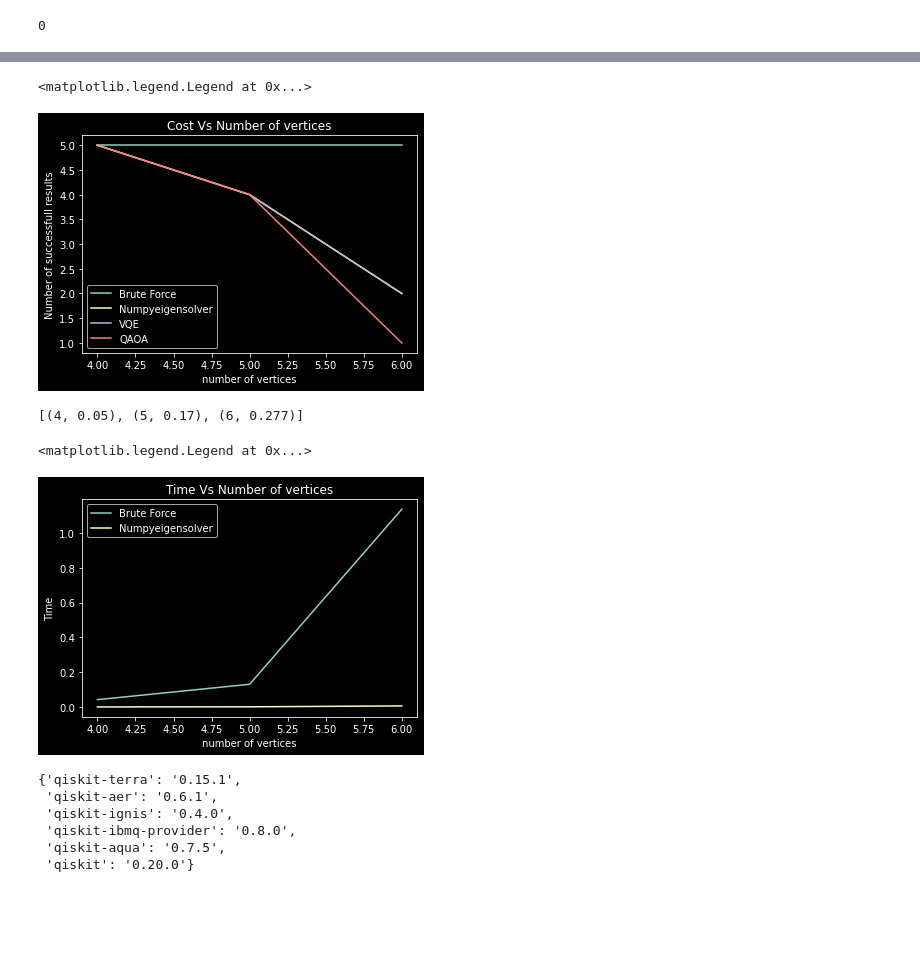
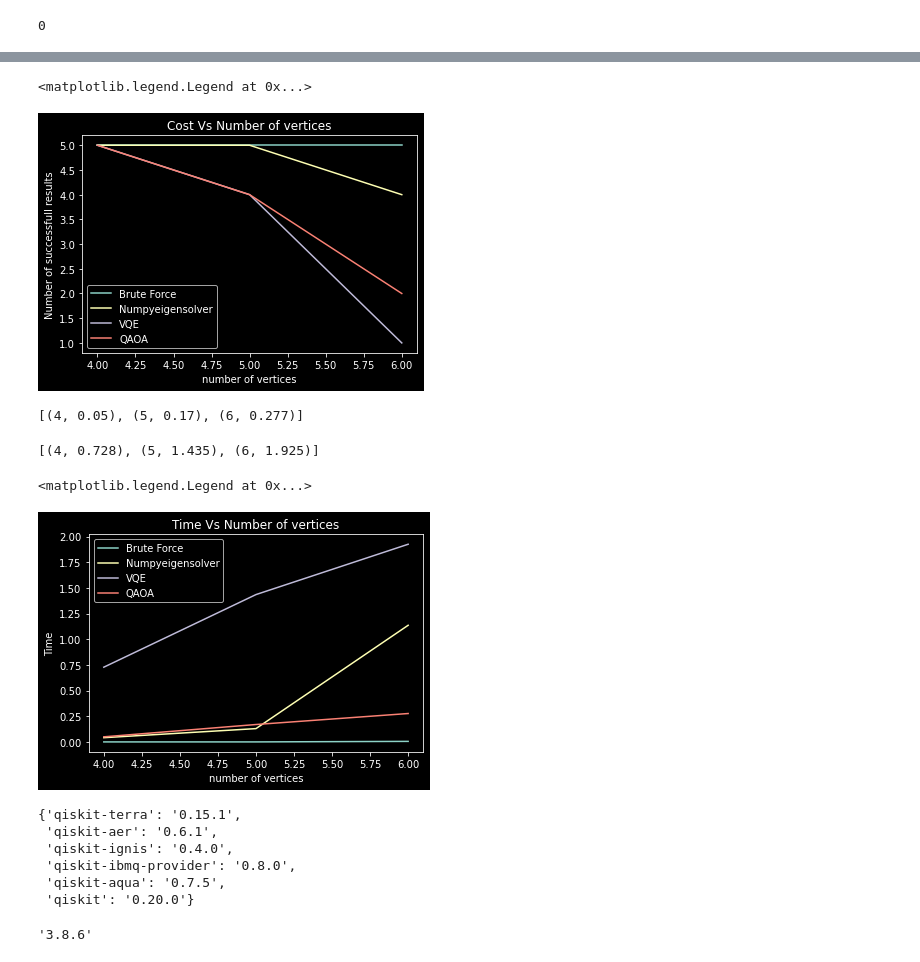
Before and after one commit to chit38/Benchmarking-Quantum-Algorithms-for-Combinatorial-Optimization-Problems, a Jupyter notebook: Coloring.ipynb, the cells around one changed output, grey strips where cells are left out. Saved outputs shown, nothing was run; the diff lists cells and outputs as text; code cells hidden in the pictures; blank space fills up the shorter version.

```diff
--- a/Coloring.ipynb
+++ b/Coloring.ipynb
@@ -177,6 +179,6 @@ n & brute_force & Numpysolver & QAOA & VQE
 # %%
-cost_vs_n = [(4, 5, 5, 5, 5), (5, 5, 4, 4, 4), (6, 5, 2, 1, 2)]
-time_vs_n = [(4, 0.0, 0.04169468879699707), (5, 0.0006069660186767579, 0.13005437850952148), (6, 0.0057885169982910155, 1.1360928058624267)]
+cost_vs_n = [(4, 5, 5, 5, 5), (5, 5, 5, 4, 4), (6, 5, 4, 2, 1)]
+time_vs_n = [(4, 0.00053672599792480, 0.04169468879699707), (5, 0.0006069660186767579, 0.13005437850952148), (6, 0.0057885169982910155, 1.1360928058624267)]
 # %%
 #### plotting cost vs n #####
 plt.title("Cost Vs Number of vertices")
@@ -190,28 +192,37 @@ plt.plot(n, cq, label = 'QAOA')
 plt.legend()
 # %% [output]
 <matplotlib.legend.Legend at 0x...>
-[figure, old version]
+[figure, new version]
 # %%
 time_vs_n_qaoa = list([(4, 0.05), (5, 0.17), (6, 0.277)])
 # %%
-time_vs_n_qaoa.append((6, 0.277))
+#time_vs_n_qaoa.append((6, 0.277))
 time_vs_n_qaoa
 # %% [output]
 [(4, 0.05), (5, 0.17), (6, 0.277)]
+# %%
+time_vs_n_vqe = list([(4, 0.728), (5, 1.435), (6, 1.925)])
+# %%
+#time_vs_n_vqe.append((6, 1.925))
+time_vs_n_vqe
+# %% [output]
+[(4, 0.728), (5, 1.435), (6, 1.925)]
 # %%
 ######### Plotting Time Vs n ########
 plt.title("Time Vs Number of vertices")
 plt.ylabel('Time')
 plt.xlabel('number of vertices')
-n, tn, tb = zip(*time_vs_n)
+n, tb, tn = zip(*time_vs_n)
 plt.plot(n, tb, label = 'Brute Force')
 plt.plot(n, tn, label = 'Numpyeigensolver')
-#plt.plot(n, tv, label = 'VQE')
-#plt.plot(n, tq, label = 'QAOA')
+n, tv = zip(*time_vs_n_vqe)
+plt.plot(n, tv, label = 'VQE')
+n, tq = zip(*time_vs_n_qaoa)
+plt.plot(n, tq, label = 'QAOA')
 plt.legend()
 # %% [output]
 <matplotlib.legend.Legend at 0x...>
-[figure, old version]
+[figure, new version]
 # %%
 import qiskit
 qiskit.__qiskit_version__
@@ -222,3 +233,8 @@ qiskit.__qiskit_version__
  'qiskit-ibmq-provider': '0.8.0',
  'qiskit-aqua': '0.7.5',
  'qiskit': '0.20.0'}
+# %%
+from platform import python_version
+python_version()
+# %% [output]
+'3.8.6'
```
Also changed, not shown: parts of 8 cells of this notebook, 1 other file.
